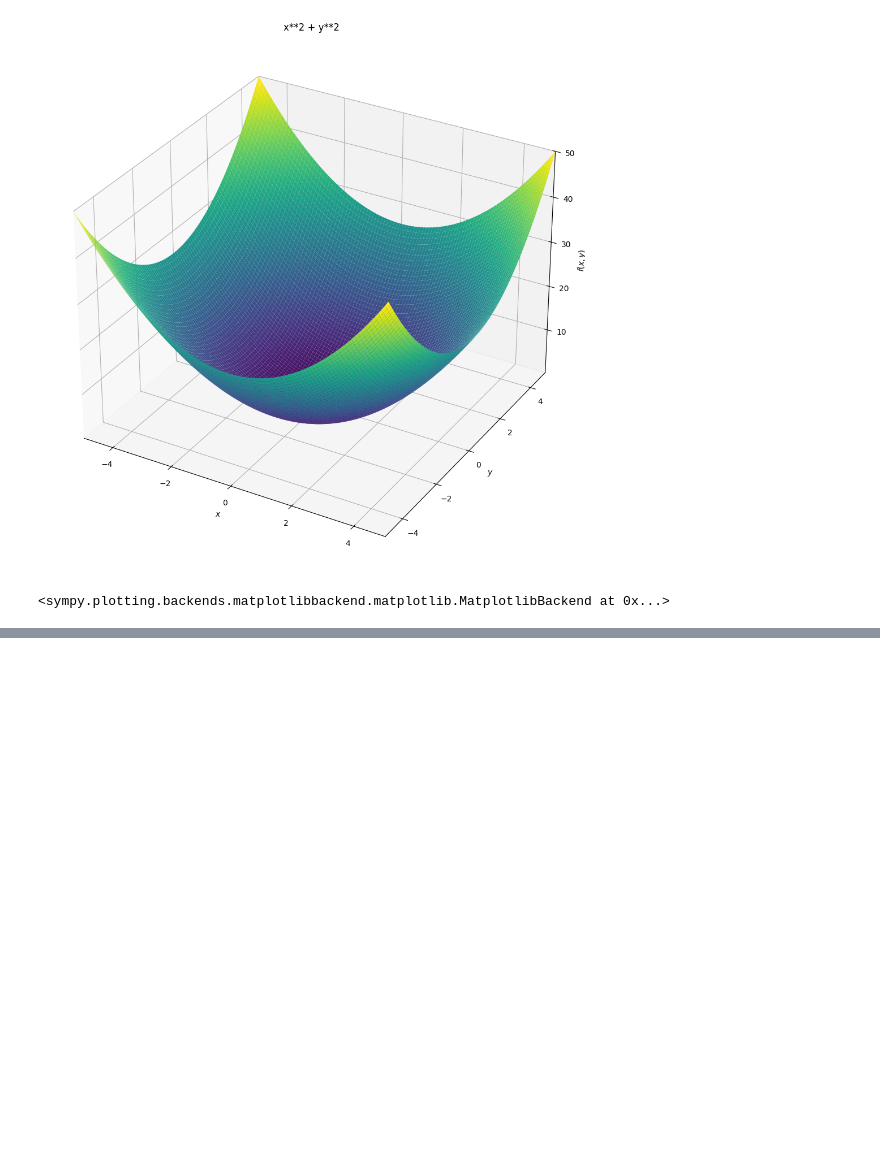
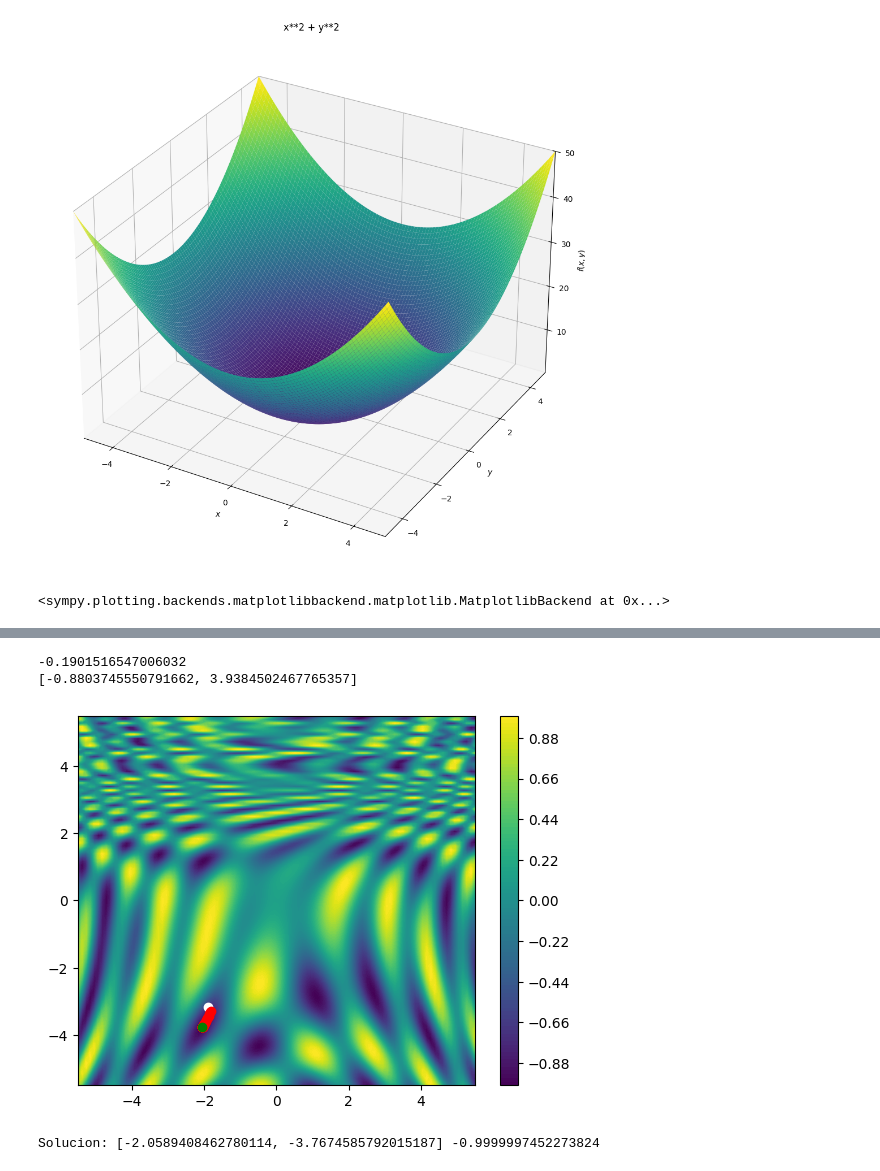
Before and after one commit to peraltarh/VIUMasterInAI, a Jupyter notebook: 1.Algoritmos de optimizacion/Algoritmos_AG2.ipynb, the cells around one changed output, grey strips where cells are left out. Cells and saved outputs as stored; diff of their text form; code cells hidden in the pictures; blank space fills up the shorter version.

```diff
--- a/1.Algoritmos de optimizacion/Algoritmos_AG2.ipynb
+++ b/1.Algoritmos de optimizacion/Algoritmos_AG2.ipynb
@@ -322,0 +331,46 @@ f= lambda X: math.sin(1/2 * X[0]**2 - 1/4 * X[1]**2 + 3) *math.cos(2*X[0] + 1 -
+# %%
+#Definimos la funcion
+f= lambda X: math.sin(1/2 * X[0]**2 - 1/4 * X[1]**2 + 3) *math.cos(2*X[0] + 1 - math.exp(X[1]) )
+df= lambda X: [X[0] * math.cos( 2*X[0] - math.exp(X[1]) + 1 ) * math.cos ( X[0]**2 / 2 - X[1]**2 /4 + 3 ) - 2 * math.sin ( 2 * X[0] - math.exp(X[1]) + 1 ) * math.sin( X[0]**2 / 2 - X[1]**2 /4 + 3 ), math.exp(X[1]) * math.sin( 2 * X[0] - math.exp(X[1]) + 1 ) * math.sin ( X[0]**2 / 2 - X[1]**2 /4 + 3 ) - 1/2 * X[1] * math.cos( 2 * X[0] - math.exp(X[1]) + 1 ) * math.cos( X[0]**2 / 2 - X[1]**2 /4 + 3 )]
+
+print(f([1,2]))
+print(df ([1,2]))
+
+#Prepara los datos para dibujar mapa de niveles de Z
+resolucion = 100
+rango=5.5
+
+X=np.linspace(-rango,rango,resolucion)
+Y=np.linspace(-rango,rango,resolucion)
+Z=np.zeros((resolucion,resolucion))
+for ix,x in enumerate(X):
+  for iy,y in enumerate(Y):
+    Z[iy,ix] = f([x,y])
+
+#Pinta el mapa de niveles de Z
+plt.contourf(X,Y,Z,resolucion)
+plt.colorbar()
+
+#Generamos un punto aleatorio inicial y pintamos de blanco
+P=[random.uniform(-5,5  ),random.uniform(-5,5 ) ]
+plt.plot(P[0],P[1],"o",c="white")
+
+#Tasa de aprendizaje. Fija. Sería más efectivo reducirlo a medida que nos acercamos.
+TA=.1
+
+#Iteraciones:50
+for _ in range(50):
+  grad = df(P)
+  #print(P,grad)
+  P[0],P[1] = P[0] - TA*grad[0] , P[1] - TA*grad[1]
+  plt.plot(P[0],P[1],"o",c="red")
+
+#Dibujamos el punto final y pintamos de verde
+plt.plot(P[0],P[1],"o",c="green")
+plt.show()
+print("Solucion:" , P , f(P))
+# %% [output]
+-0.1901516547006032
+[-0.8803745550791662, 3.9384502467765357]
+[figure, added]
+Solucion: [-2.0589408462780114, -3.7674585792015187] -0.9999997452273824
```
Also changed, not shown: parts of 6 cells of this notebook.
